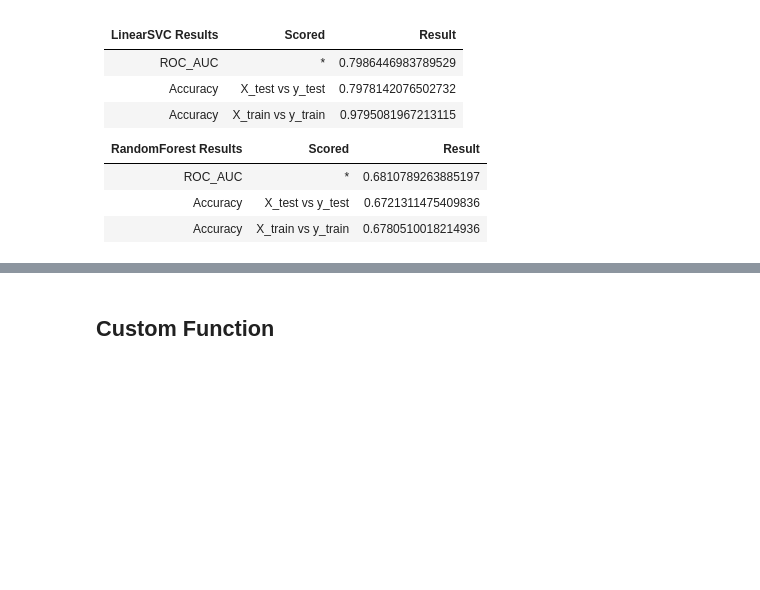
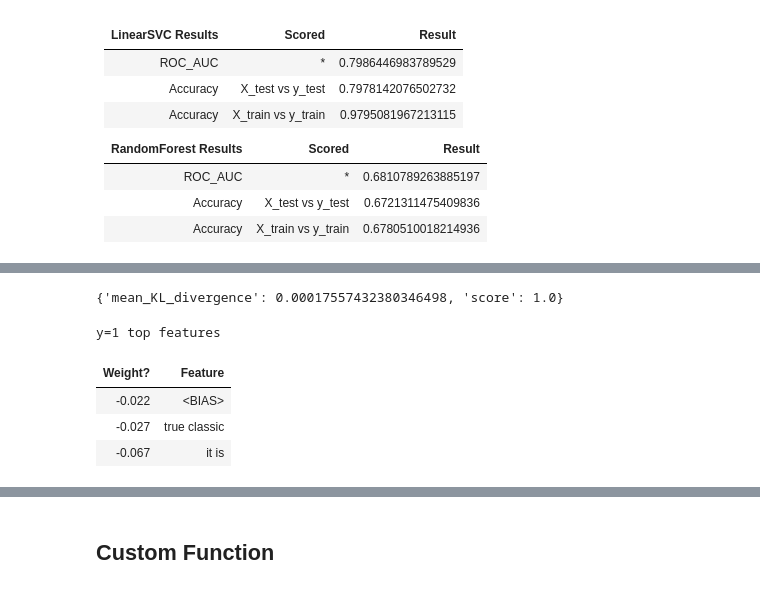
Before and after one commit to lawrence-lachman/ML-Unsupervised-NLP, a Jupyter notebook: 03_spacy_text_classifier.ipynb, the cells around one changed output, grey strips where cells are left out. Drawn from its saved outputs; the diff is of its cells as text; code cells hidden in the pictures; blank space fills up the shorter version.

```diff
--- a/03_spacy_text_classifier.ipynb
+++ b/03_spacy_text_classifier.ipynb
@@ -397,12 +553,12 @@ from sklearn.ensemble import RandomForestClassifier
 # Using Tfidf
 tfvectorizer = TfidfVectorizer(tokenizer = spacy_tokenizer)
 
-classifier_rf = RandomForestClassifier(n_jobs = -1, max_depth = 6, n_estimators = 10)
+classifier = RandomForestClassifier(n_jobs = -1, max_depth = 6, n_estimators = 10)
 # %%
 # Create the  pipeline to clean, tokenize, vectorize, and classify
 pipe_tfid = Pipeline([("cleaner", predictors()),
                  ('vectorizer', tfvectorizer),
-                 ('classifier', classifier_rf)])
+                 ('classifier', classifier)])
 # %%
 pipe_tfid.fit(X_train, y_train)
 # %% [output]
@@ -479,0 +644,5 @@ array([1, 0, 1], dtype=int64)
+# %%
+# TextExplainer allows to explain predictions of black-box text classifiers using LIME algorithm
+exp = TextExplainer(random_state = 12)
+
+X_test.values[1]
@@ -479,0 +651,2 @@ array([1, 0, 1], dtype=int64)
+# %%
+exp.fit(X_test.values[1], pipe_tfid.predict_proba)
@@ -479,0 +693,12 @@ array([1, 0, 1], dtype=int64)
+# %%
+exp.metrics_
+# %% [output]
+{'mean_KL_divergence': 0.00017557432380346498, 'score': 1.0}
+# %%
+exp.show_weights()
+# %% [output]
+y=1 top features
+| Weight? | Feature |
+| -0.022 | <BIAS> |
+| -0.027 | true classic |
+| -0.067 | it is |
```
Also changed, not shown: parts of 46 cells of this notebook, 2 other files.
